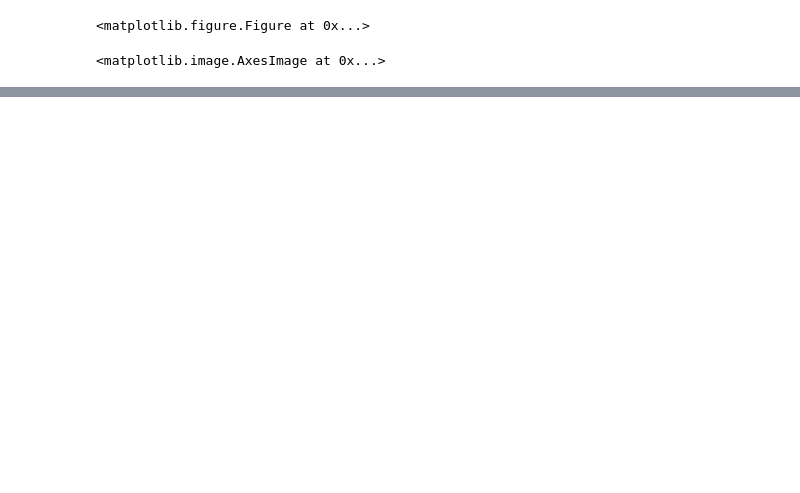
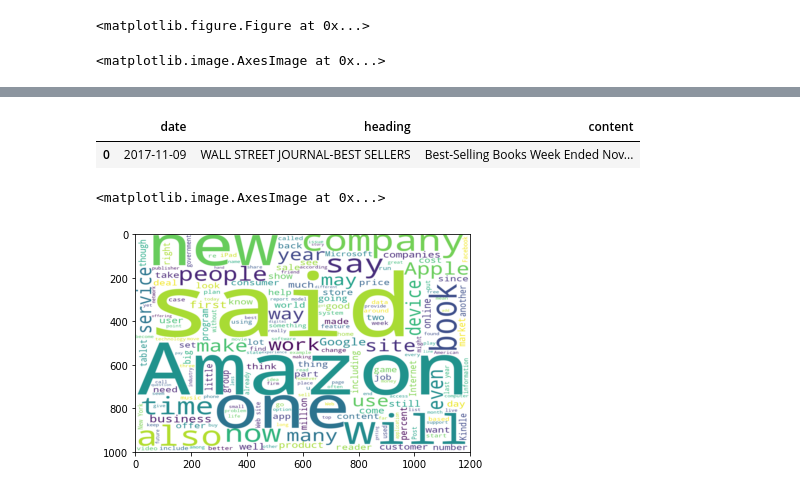
Before and after one commit to Zwiebeln/PythonPractices, a Jupyter notebook: Häufigkeit.ipynb, the cells around one changed output, grey strips where cells are left out. Cells and saved outputs as stored; diff of their text form; code cells hidden in the pictures; blank space fills up the shorter version.

```diff
--- a/Häufigkeit.ipynb
+++ b/Häufigkeit.ipynb
@@ -113,0 +221,6 @@ fig.savefig('figure.png', dpi=1)
+# %%
+engine = create_engine('mysql+pymysql://fakenews_db:coins1234@fakenews.cvj9c86ao2su.eu-central-1.rds.amazonaws.com:3306/fakenews')
+query1= 'SELECT date,heading,content FROM news_article WHERE date<\'2013-08-15 00:00:00\''
+query2= 'SELECT date,heading,content FROM news_article WHERE date>\'2013-08-15 00:00:00\''
+df_before= pd.read_sql_query(query1,engine)
+df_after = pd.read_sql_query(query2, engine)
@@ -113,0 +232,19 @@ fig.savefig('figure.png', dpi=1)
+# %%
+df_after.head(1)
+# %% [output]
+|  | date | heading | content |
+| 0 | 2017-11-09 | WALL STREET JOURNAL-BEST SELLERS | Best-Selling Books Week Ended Nov... |
+# %%
+content_before= df_before[['content']].values
+content_after= df_after[['content']].values
+# %%
+import nltk
+beforeCounter,beforeText=build_dict(content_before)
+afterCounter,afterText=build_dict(content_after)
+# %%
+wordcloud_before = WordCloud(background_color="white", width=1200, height=1000).generate(beforeText)
+# %%
+plt.imshow(wordcloud_before, interpolation='bilinear',aspect='auto')
+# %% [output]
+<matplotlib.image.AxesImage at 0x...>
+[figure, added]
```
Also changed, not shown: parts of 31 cells of this notebook, 22 other files.
